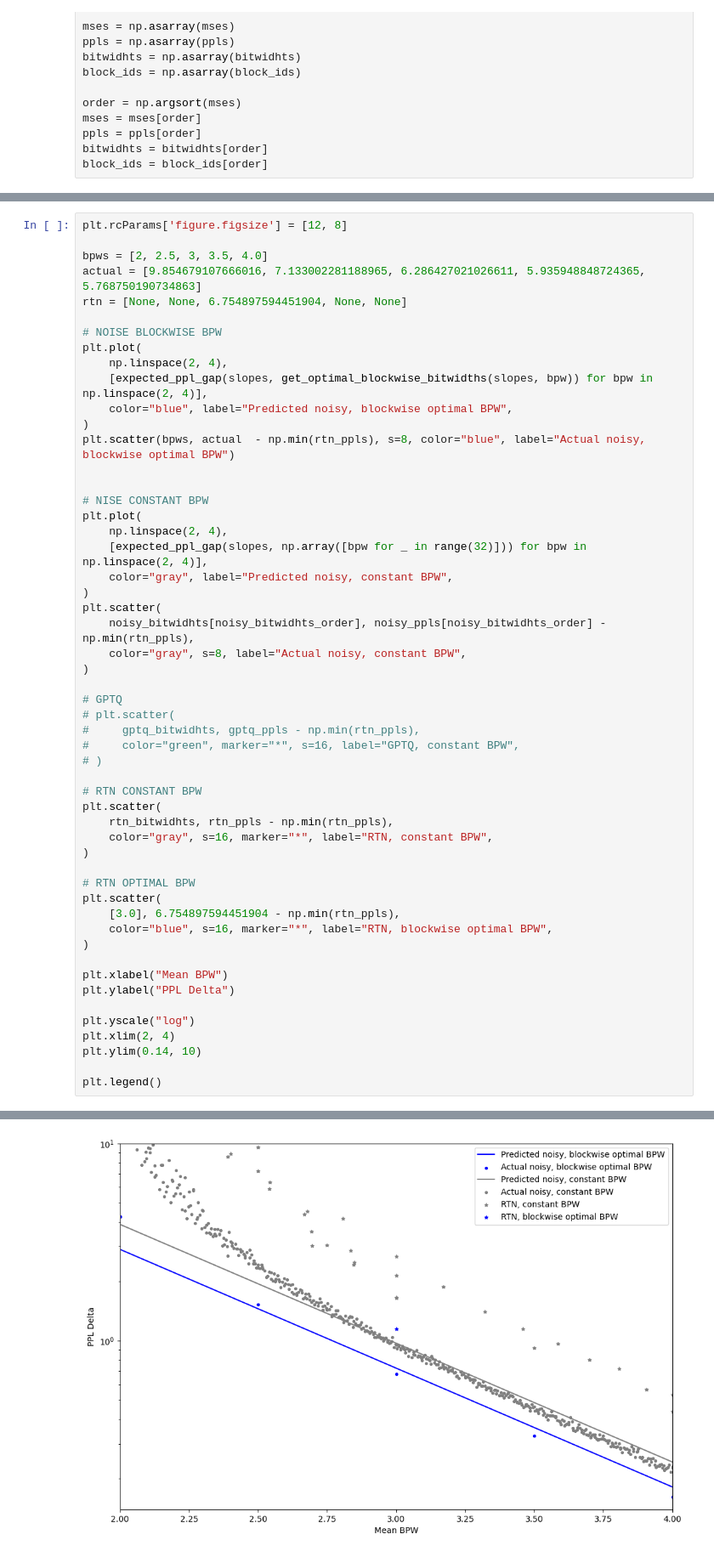
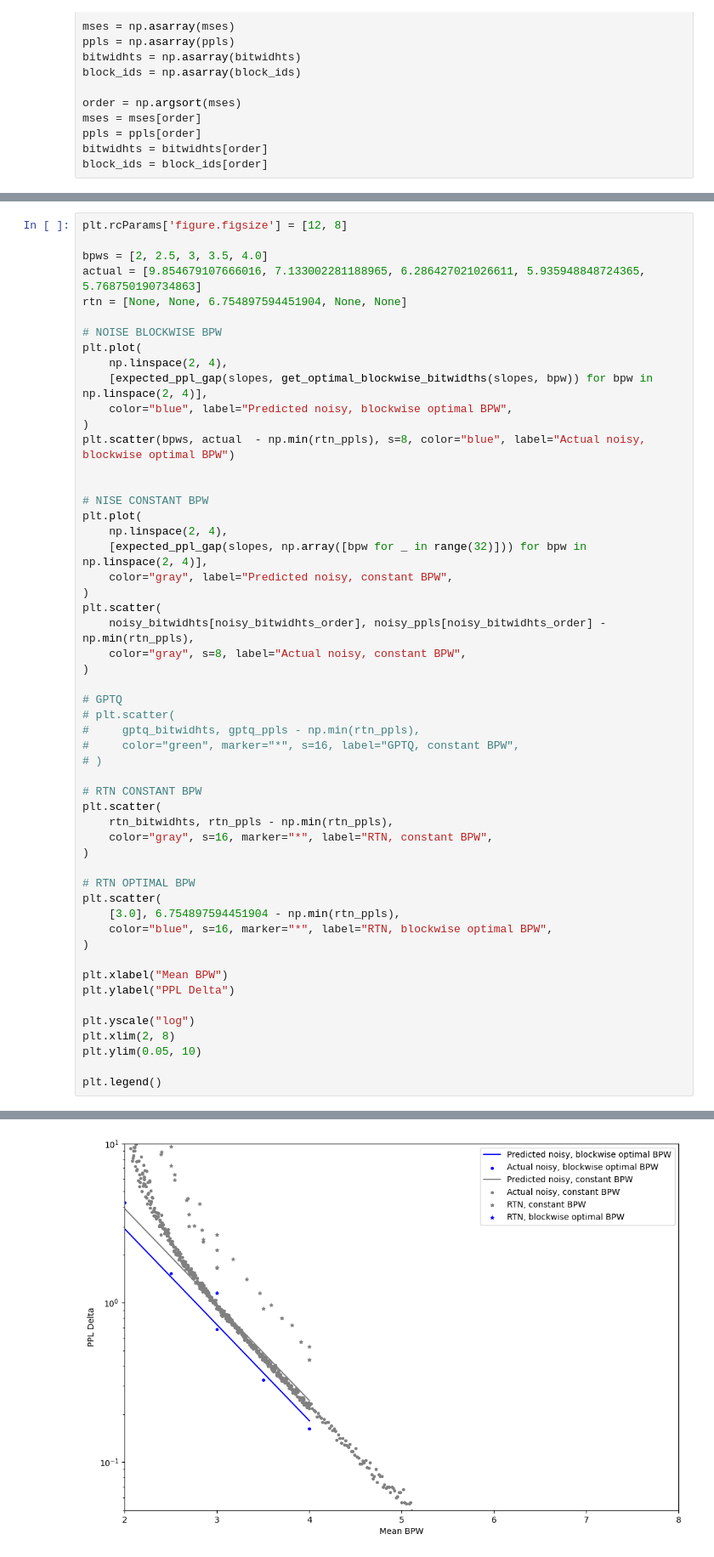
Before and after one commit to galqiwi/linear-layer-compression, a Jupyter notebook: Andrei/gptq/plots.ipynb, the cells around one changed output, grey strips where cells are left out. Shown at 85% size. Saved outputs shown, nothing was run; the diff lists cells and outputs as text.

```diff
--- a/Andrei/gptq/plots.ipynb
+++ b/Andrei/gptq/plots.ipynb
@@ -280,36 +284,36 @@ plt.scatter(
     noisy_bitwidhts[noisy_bitwidhts_order], noisy_ppls[noisy_bitwidhts_order] - np.min(rtn_ppls),
     color="gray", s=8, label="Actual noisy, constant BPW",
 )
 
 # GPTQ
 # plt.scatter(
 #     gptq_bitwidhts, gptq_ppls - np.min(rtn_ppls),
 #     color="green", marker="*", s=16, label="GPTQ, constant BPW",
 # )
 
 # RTN CONSTANT BPW
 plt.scatter(
     rtn_bitwidhts, rtn_ppls - np.min(rtn_ppls),
     color="gray", s=16, marker="*", label="RTN, constant BPW",
 )
 
 # RTN OPTIMAL BPW
 plt.scatter(
     [3.0], 6.754897594451904 - np.min(rtn_ppls),
     color="blue", s=16, marker="*", label="RTN, blockwise optimal BPW",
 )
 
 plt.xlabel("Mean BPW")
 plt.ylabel("PPL Delta")
 
 plt.yscale("log")
-plt.xlim(2, 4)
-plt.ylim(0.14, 10)
+plt.xlim(2, 8)
+plt.ylim(0.05, 10)
 
 plt.legend()
 # %% [output]
 <matplotlib.legend.Legend at 0x...>
-[figure, old version]
+[figure, new version]
 # %%
 linear_model_constant_ppls = np.asarray([expected_ppl_gap(slopes, np.array([bpw for _ in range(32)])) for bpw in noisy_bitwidhts[noisy_bitwidhts_order]])
 
```
Also changed, not shown: parts of 20 cells of this notebook.
